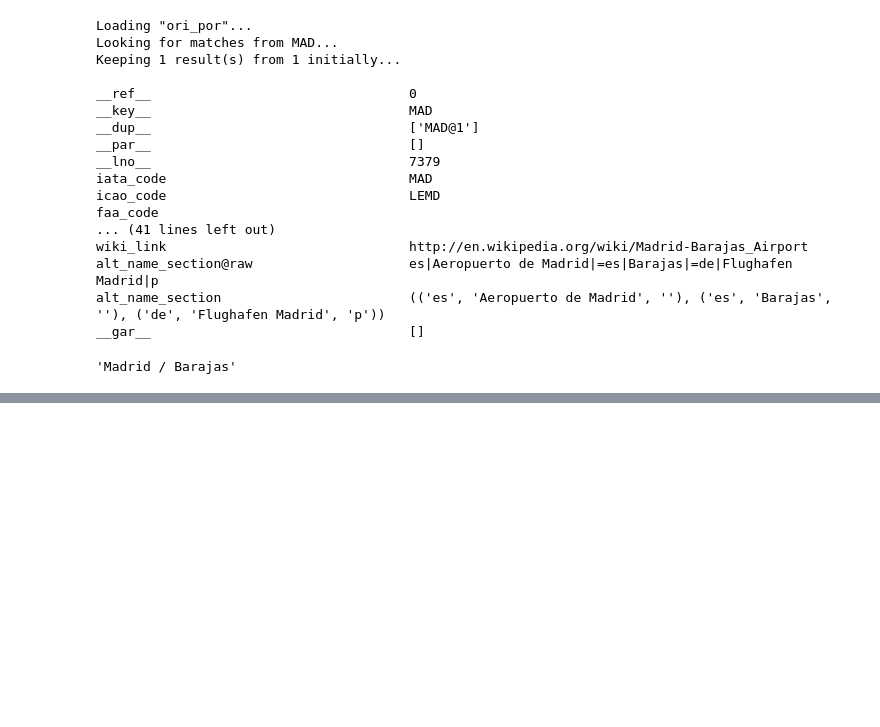
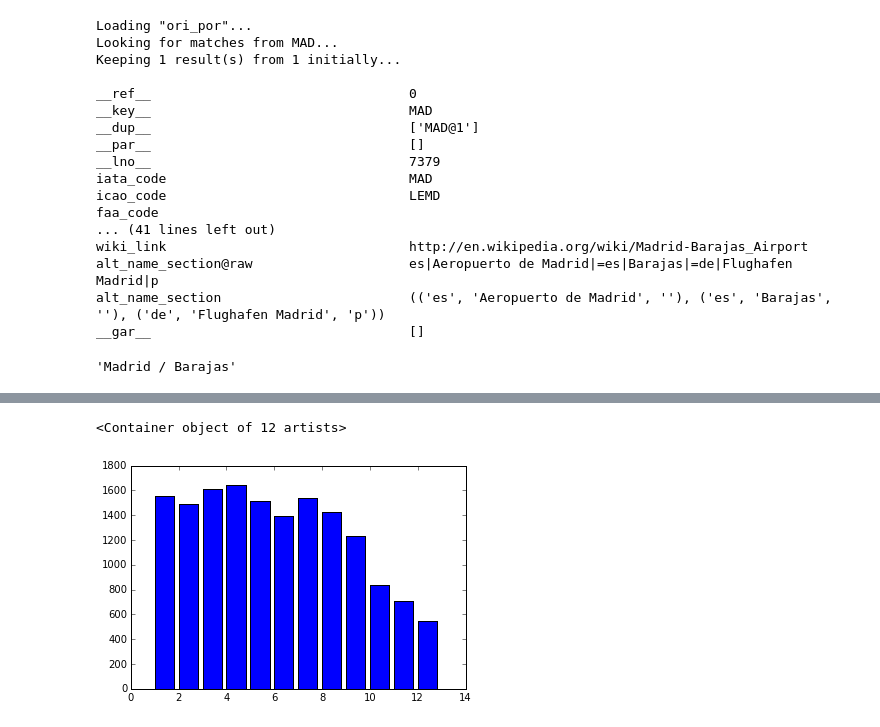
Before and after one commit to Albertotuero/Master-in-Data-Science, a Jupyter notebook: challenger/Data_Challenge.ipynb, the cells around one changed output, grey strips where cells are left out. Cells and saved outputs as stored; diff of their text form; code cells hidden in the pictures; blank space fills up the shorter version.

```diff
--- a/challenger/Data_Challenge.ipynb
+++ b/challenger/Data_Challenge.ipynb
@@ -171,0 +268,6 @@ top['countries'] = countries
+# %%
+#Búsqueda en Barcelona
+plt.bar(range(1,13),df2.Date.BCN)
+# %% [output]
+<Container object of 12 artists>
+[figure, added]
```
Also changed, not shown: parts of 40 cells of this notebook.
